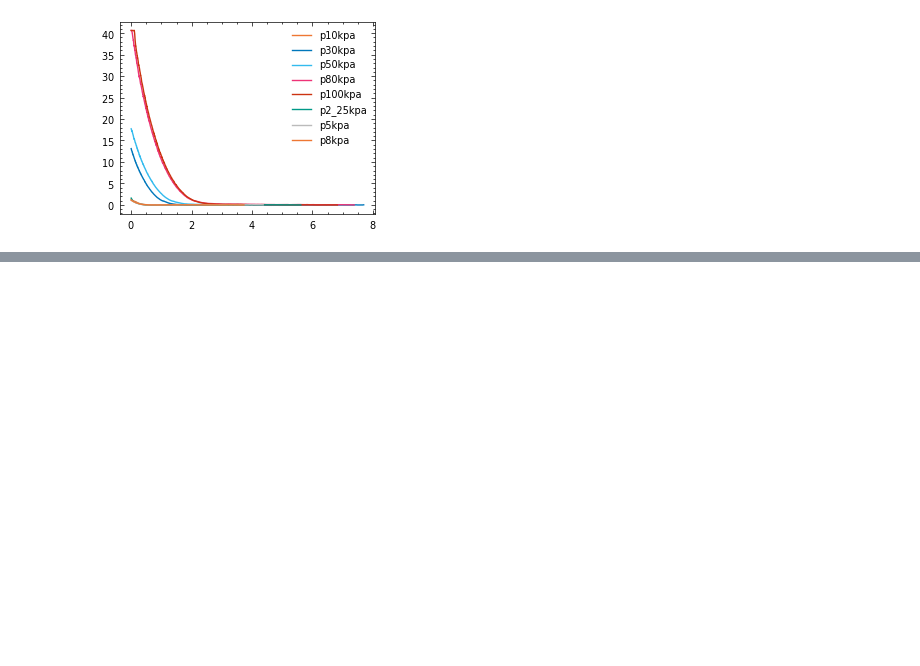
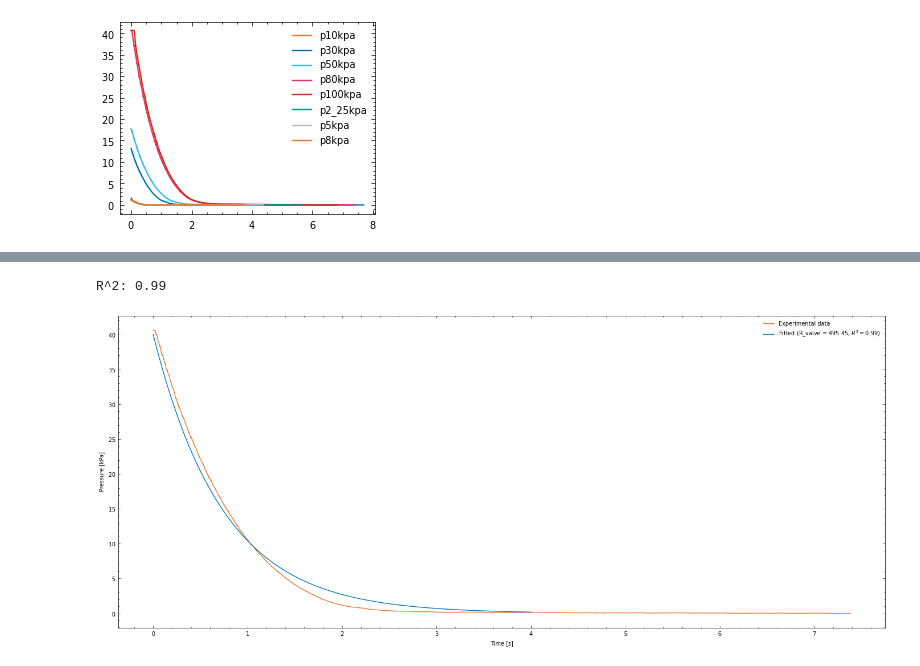
Before and after one commit to Olviel/Thermal_Soft_Robotics, a Jupyter notebook: Thermal_actuation/Experimental/Fluidic/Pressure_flow_plastic_bottle/main.ipynb, the cells around one changed output, grey strips where cells are left out. Cells and saved outputs as stored; diff of their text form; code cells hidden in the pictures; blank space fills up the shorter version.

Commit message:
added function fitting to fit R value

```diff
--- a/Thermal_actuation/Experimental/Fluidic/Pressure_flow_plastic_bottle/main.ipynb
+++ b/Thermal_actuation/Experimental/Fluidic/Pressure_flow_plastic_bottle/main.ipynb
@@ -115,0 +165,62 @@ np.max(difference)
+# %%
+from scipy.optimize import curve_fit
+
+# Define the original ODE equation
+def original_dPdt(P, t, R_valve):
+    P_tank = P[0]
+    Q_tank_to_amb = (P_tank - P_amb) / R_valve
+    dP_tank_dt = -Q_tank_to_amb / V_tank
+    return [dP_tank_dt]
+
+# Define function for fitting
+def fit_func(t, R_valve):
+    P_tank_fit = odeint(original_dPdt, [P_tank_0], t, args=(R_valve,))
+    return (P_tank_fit[:, 0] - P_amb) / 1e3
+
+# Data for fitting
+t_data = data[0][3]['Time'][:-(indices[3]-100)]
+P_data = data[0][3]['SSCDP05-3'][(indices[3]-100):] / 1000
+
+# Initial guess for R_valve
+initial_guess = [R_valve]
+
+# Perform curve fitting
+params, params_covariance = curve_fit(fit_func, t_data, P_data, p0=initial_guess)
+
+# Extract fitted parameters
+R_valve_fit = params[0]
+
+# Calculate fitted values
+y_fit = fit_func(t_data, R_valve_fit)
+
+# Calculate mean observed values
+y_mean = np.mean(P_data)
+
+# Calculate sum of squares of residuals
+ss_res = np.sum((P_data - y_fit)**2)
+
+# Calculate total sum of squares
+ss_tot = np.sum((P_data - y_mean)**2)
+
+# Calculate R^2
+r2 = 1 - (ss_res / ss_tot)
+
+print('R^2: {:.2f}'.format(r2))
+
+# Calculate the "Vessel" line using the original ODE equation and initial R_valve value
+P_tank_vessel = odeint(original_dPdt, [P_tank_0], t, args=(R_valve,))
+
+# Plot the results
+plt.figure(figsize=(14, 6))
+#plt.plot(t, (P_tank_vessel[:, 0] - P_amb) / 1e3, label='Vessel (R_valve = {})'.format(R_valve))
+plt.plot(t_data, P_data, label='Experimental data')
+plt.plot(t, (odeint(original_dPdt, [P_tank_0], t, args=(R_valve_fit,))[:, 0] - P_amb) / 1e3,
+         label='Fitted (R_valve = {:.2f}, $R^2 = {:.2f}$)'.format(R_valve_fit, r2))
+plt.xlabel('Time [s]')
+plt.ylabel('Pressure [kPa]')
+plt.legend()
+plt.tight_layout()
+plt.show()
+# %% [output]
+R^2: 0.99
+[figure, added]
```
Also changed, not shown: parts of 6 cells of this notebook.
